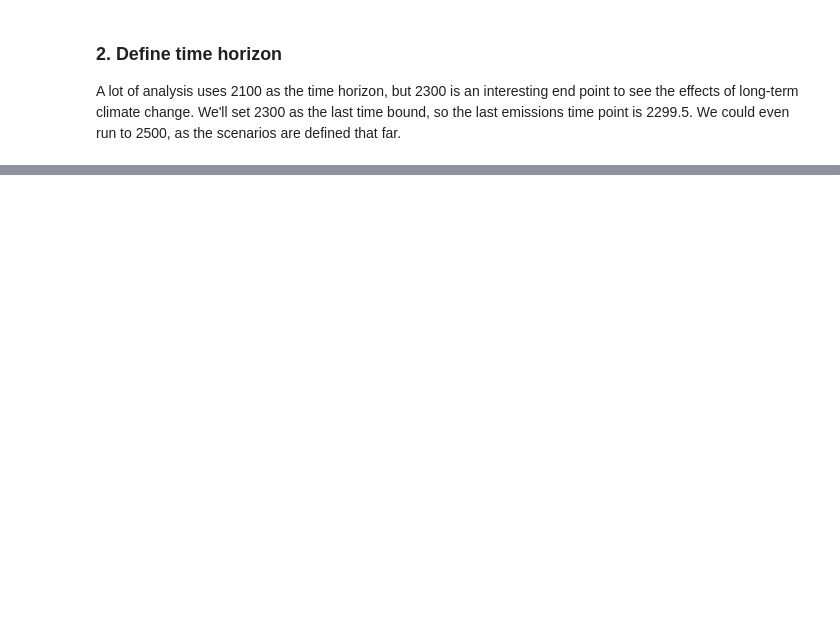
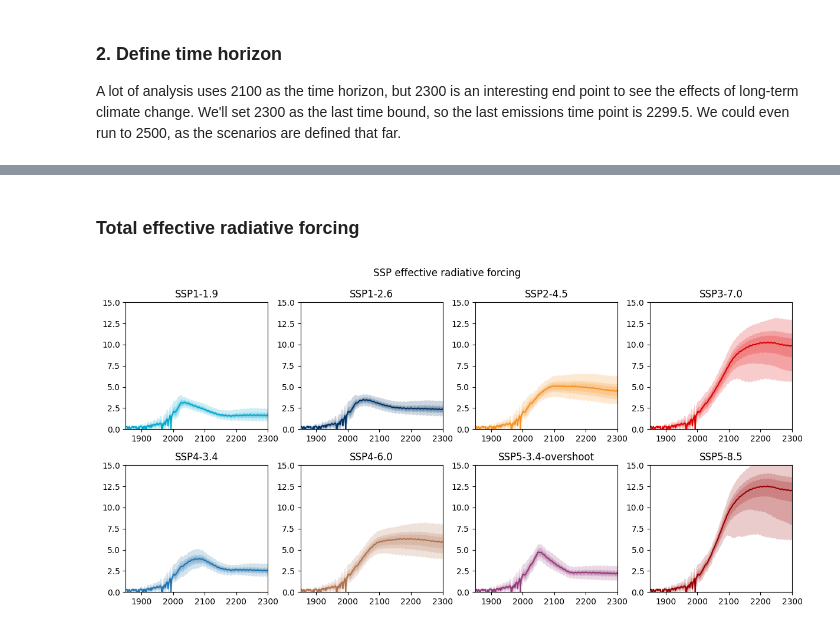
Before and after one commit to OMS-NetZero/FAIR, a Jupyter notebook: examples/calibrated_constrained_ensemble.ipynb, the cells around one changed output, grey strips where cells are left out. Saved outputs shown, nothing was run; the diff lists cells and outputs as text; code cells hidden in the pictures; blank space fills up the shorter version.

```diff
--- a/examples/calibrated_constrained_ensemble.ipynb
+++ b/examples/calibrated_constrained_ensemble.ipynb
@@ -81,0 +514,41 @@ scenarios = [
+# %% [markdown]
+### Total effective radiative forcing
+# %%
+fig, ax = pl.subplots(2, 4, figsize=(12, 6))
+
+for i, scenario in enumerate(scenarios):
+    for pp in ((0, 100), (5, 95), (16, 84)):
+        ax[i // 4, i % 4].fill_between(
+            f.timebounds,
+            np.percentile(
+                f.forcing_sum.loc[dict(scenario=scenario)],
+                pp[0],
+                axis=1,
+            ),
+            np.percentile(
+                f.forcing_sum.loc[dict(scenario=scenario)],
+                pp[1],
+                axis=1,
+            ),
+            color=ar6_colors[scenarios[i]],
+            alpha=0.2,
+            lw=0
+        )
+
+    ax[i // 4, i % 4].plot(
+        f.timebounds,
+        np.median(
+            f.forcing_sum.loc[dict(scenario=scenario)],
+            axis=1,
+        ),
+        color=ar6_colors[scenarios[i]],
+    )
+    ax[i // 4, i % 4].set_xlim(1850, 2300)
+    ax[i // 4, i % 4].set_ylim(0, 15)
+    ax[i // 4, i % 4].axhline(0, color="k", ls=":", lw=0.5)
+    ax[i // 4, i % 4].set_title(fancy_titles[scenarios[i]])
+
+pl.suptitle("SSP effective radiative forcing")
+fig.tight_layout()
+# %% [output]
+[figure, added]
```
Also changed, not shown: parts of 51 cells of this notebook.
